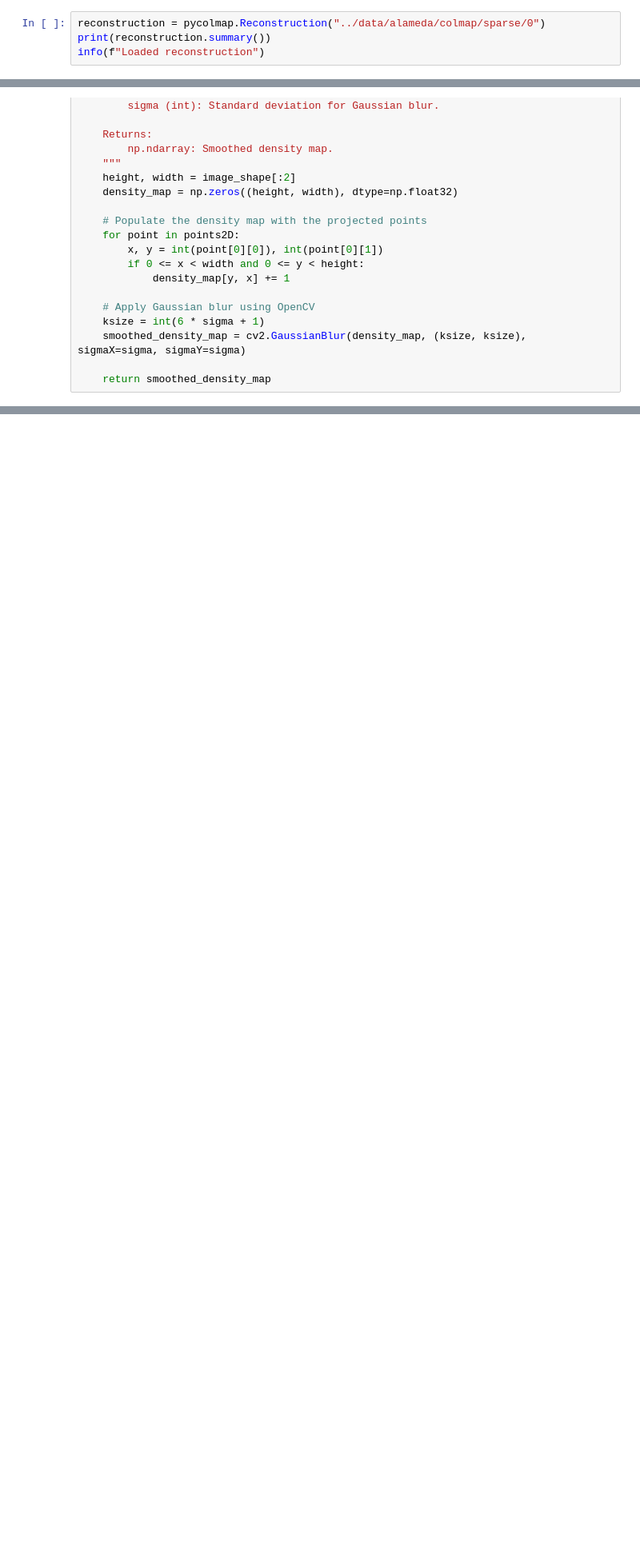
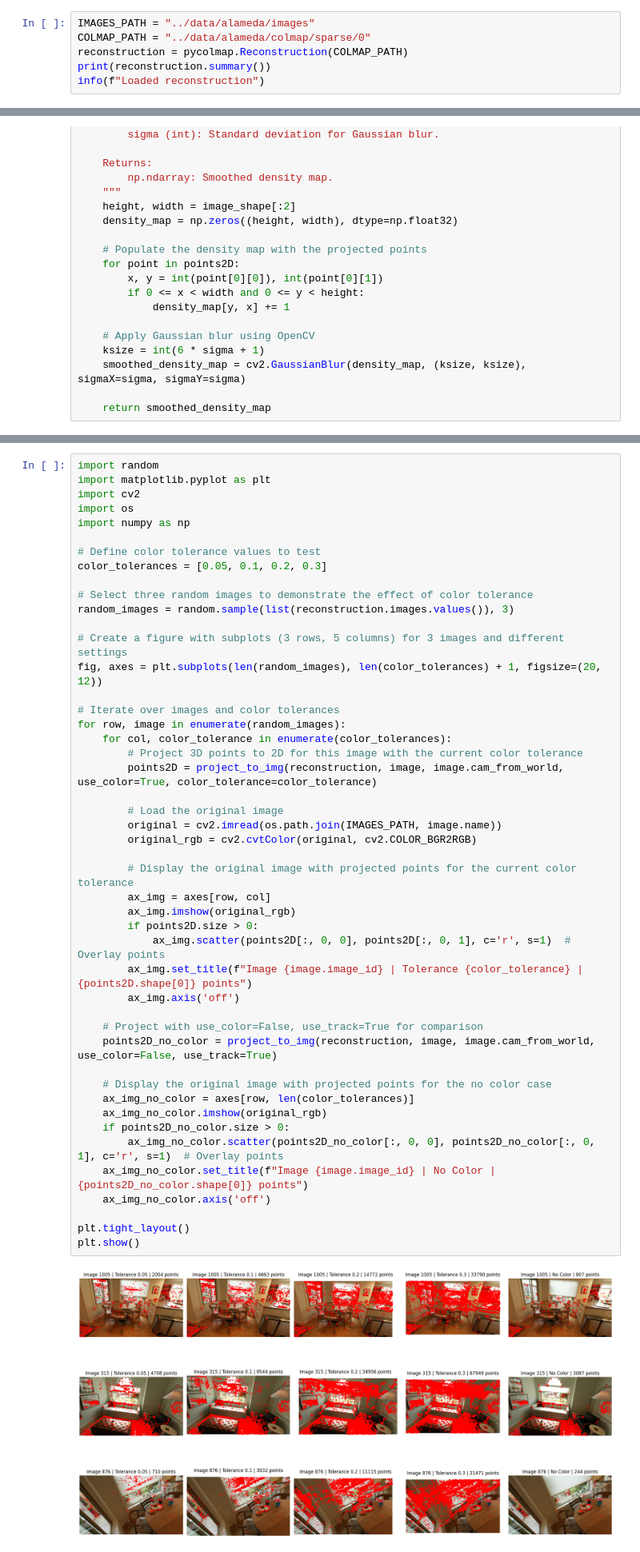
Before and after one commit to RadoslavMYankov/ADL4CV, a Jupyter notebook: utils/sparsity_detection.ipynb, the cells around one changed output, grey strips where cells are left out. Shown at 80% size. Drawn from its saved outputs; the diff is of its cells as text; blank space fills up the shorter version.

Commit message:
Use color matching in addition to track-based point filtering

```diff
--- a/utils/sparsity_detection.ipynb
+++ b/utils/sparsity_detection.ipynb
@@ -9,7 +11,9 @@ from logging import info, debug, warn, error
 # %%
 logging.basicConfig(level=logging.INFO)
 # %%
-reconstruction = pycolmap.Reconstruction("../data/alameda/colmap/sparse/0")
+IMAGES_PATH = "../data/alameda/images"
+COLMAP_PATH = "../data/alameda/colmap/sparse/0"
+reconstruction = pycolmap.Reconstruction(COLMAP_PATH)
 print(reconstruction.summary())
 info(f"Loaded reconstruction")
 # %% [output]
@@ -143,3 +247,52 @@ plt.show()
+# %%
+import random
+import matplotlib.pyplot as plt
+import cv2
+import os
+import numpy as np
+
+# Define color tolerance values to test
+color_tolerances = [0.05, 0.1, 0.2, 0.3]
+
+# Select three random images to demonstrate the effect of color tolerance
+random_images = random.sample(list(reconstruction.images.values()), 3)
+
+# Create a figure with subplots (3 rows, 5 columns) for 3 images and different settings
+fig, axes = plt.subplots(len(random_images), len(color_tolerances) + 1, figsize=(20, 12))
+
+# Iterate over images and color tolerances
+for row, image in enumerate(random_images):
+    for col, color_tolerance in enumerate(color_tolerances):
+        # Project 3D points to 2D for this image with the current color tolerance
+        points2D = project_to_img(reconstruction, image, image.cam_from_world, use_color=True, color_tolerance=color_tolerance)
+
+        # Load the original image
+        original = cv2.imread(os.path.join(IMAGES_PATH, image.name))
+        original_rgb = cv2.cvtColor(original, cv2.COLOR_BGR2RGB)
+
+        # Display the original image with projected points for the current color tolerance
+        ax_img = axes[row, col]
+        ax_img.imshow(original_rgb)
+        if points2D.size > 0:
+            ax_img.scatter(points2D[:, 0, 0], points2D[:, 0, 1], c='r', s=1)  # Overlay points
+        ax_img.set_title(f"Image {image.image_id} | Tolerance {color_tolerance} | {points2D.shape[0]} points")
+        ax_img.axis('off')
+
+    # Project with use_color=False, use_track=True for comparison
+    points2D_no_color = project_to_img(reconstruction, image, image.cam_from_world, use_color=False, use_track=True)
+
+    # Display the original image with projected points for the no color case
+    ax_img_no_color = axes[row, len(color_tolerances)]
+    ax_img_no_color.imshow(original_rgb)
+    if points2D_no_color.size > 0:
+        ax_img_no_color.scatter(points2D_no_color[:, 0, 0], points2D_no_color[:, 0, 1], c='r', s=1)  # Overlay points
+    ax_img_no_color.set_title(f"Image {image.image_id} | No Color | {points2D_no_color.shape[0]} points")
+    ax_img_no_color.axis('off')
+
+plt.tight_layout()
+plt.show()
+# %% [output]
+[figure, added]
 # %%
 # Statistics
 import pandas as pd
```
Also changed, not shown: parts of 6 cells of this notebook.
